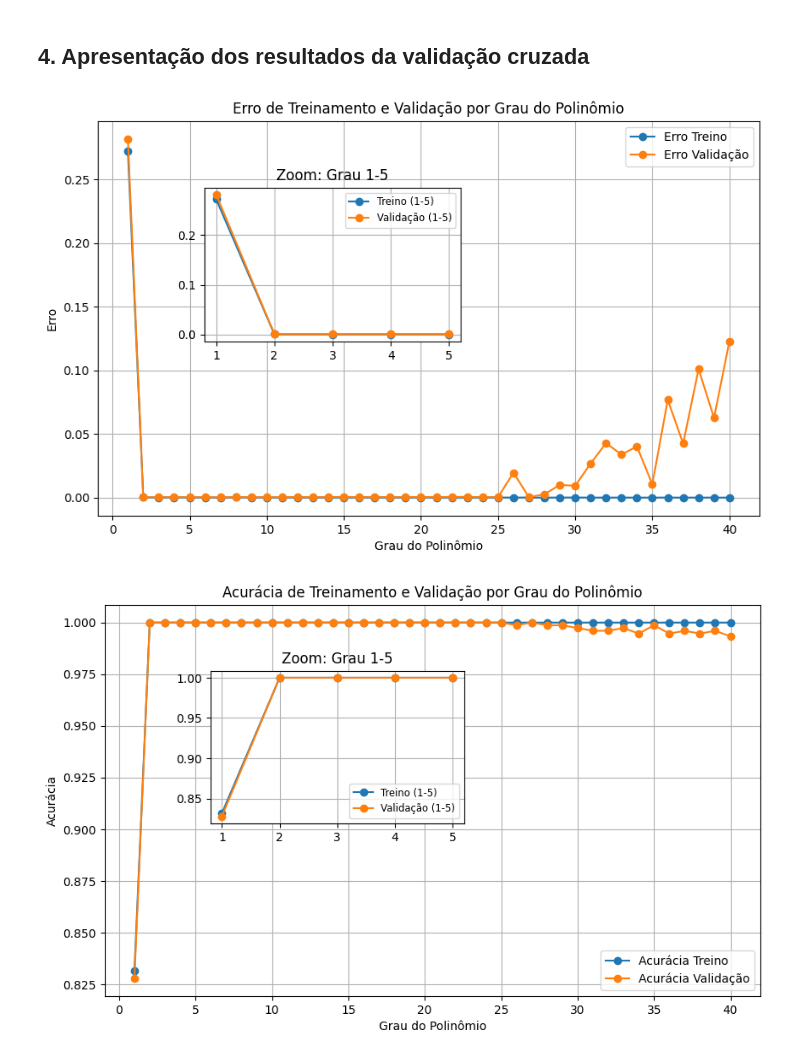
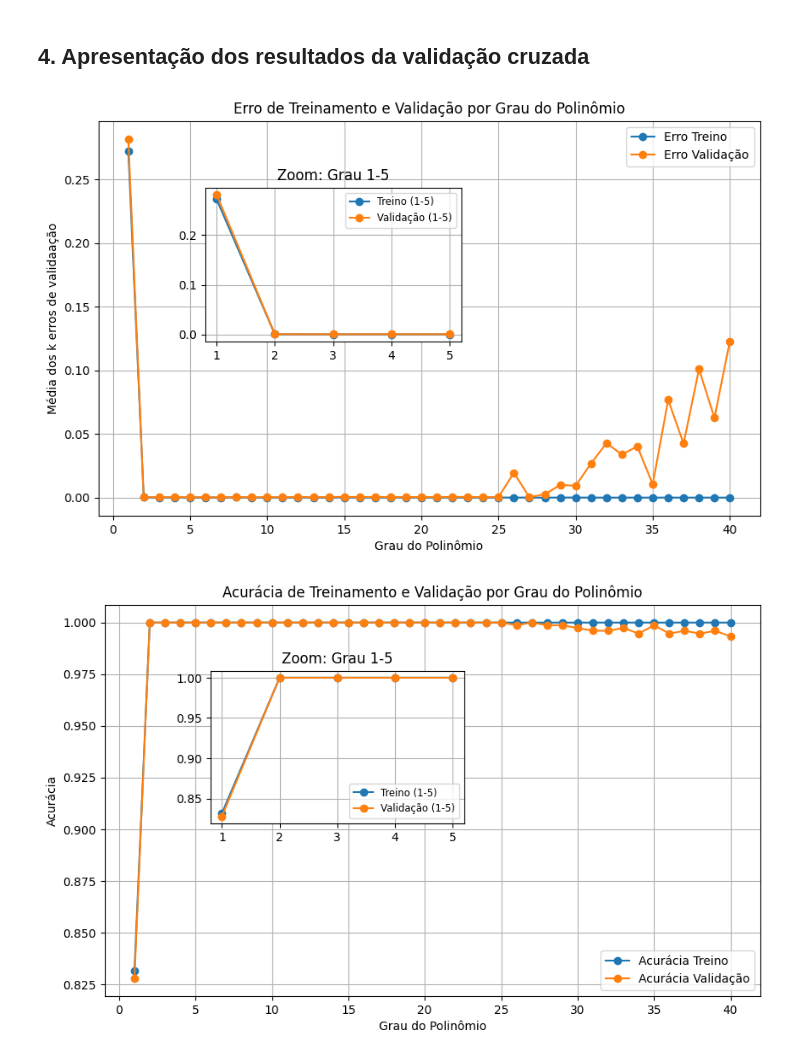
Before and after one commit to zz4fap/c24_inteligencia_artificial, a Jupyter notebook: notebooks/regressor_softmax.ipynb, the cells around one changed output. Saved outputs shown, nothing was run; the diff lists cells and outputs as text; code cells hidden in the pictures.

```diff
--- a/notebooks/regressor_softmax.ipynb
+++ b/notebooks/regressor_softmax.ipynb
@@ -179,35 +180,35 @@ for deg in degrees:
 # Plot do erro vs grau do polinômio
 fig, ax_main = plt.subplots(figsize=(10, 6))
 
 # gráfico principal (1 a 30)
 ax_main.plot(degrees, train_loss, label='Erro Treino', marker='o')
 ax_main.plot(degrees, val_loss, label='Erro Validação', marker='o')
 ax_main.set_xlabel('Grau do Polinômio')
-ax_main.set_ylabel('Erro')
+ax_main.set_ylabel('Média dos k erros de validaação')
 ax_main.set_title('Erro de Treinamento e Validação por Grau do Polinômio')
 ax_main.legend()
 ax_main.grid(True)
 
 # inset para ordens 1 a 5
 left, bottom, width, height = [0.25, 0.45, 0.3, 0.3]  # posição na figura (relativo)
 ax_inset = fig.add_axes([left, bottom, width, height])
 
 # selecionar apenas indices 1 a 5
 idx_small = [i for i, deg in enumerate(degrees) if deg <= 5]
 small_deg = [degrees[i] for i in idx_small]
 small_train_loss = [train_loss[i] for i in idx_small]
 small_val_loss = [val_loss[i] for i in idx_small]
 
 ax_inset.plot(small_deg, small_train_loss, label='Treino (1-5)', marker='o')
 ax_inset.plot(small_deg, small_val_loss, label='Validação (1-5)', marker='o')
 ax_inset.set_title('Zoom: Grau 1-5')
 ax_inset.set_xticks(small_deg)
 ax_inset.grid(True)
 ax_inset.legend(fontsize='small')
 
 plt.show()
 # %% [output]
-[figure, old version]
+[figure, new version]
 # %%
 # Plot do erro vs grau do polinômio
 fig, ax_main = plt.subplots(figsize=(10, 6))
```
Also changed, not shown: parts of 4 cells of this notebook, 2 other files.
